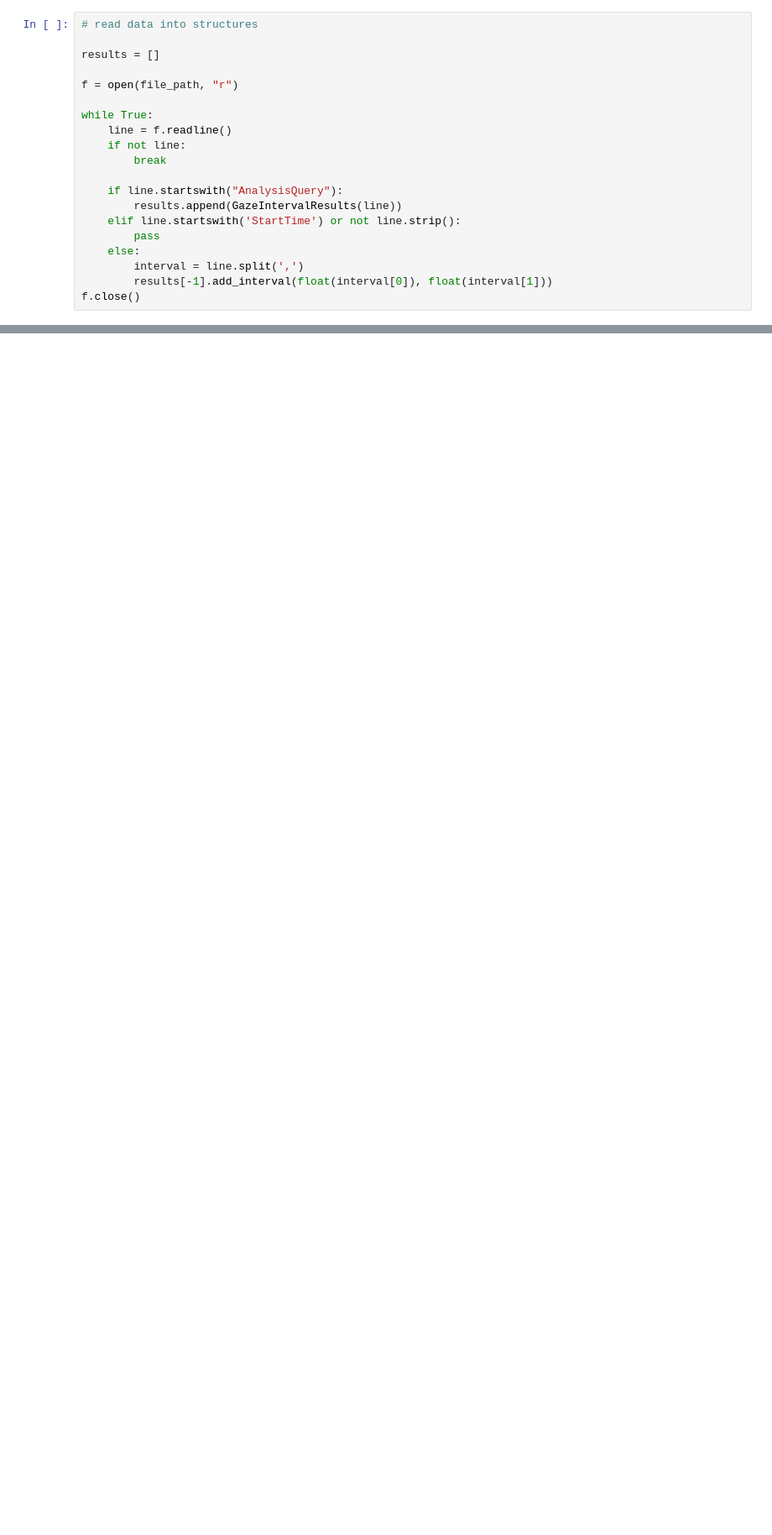
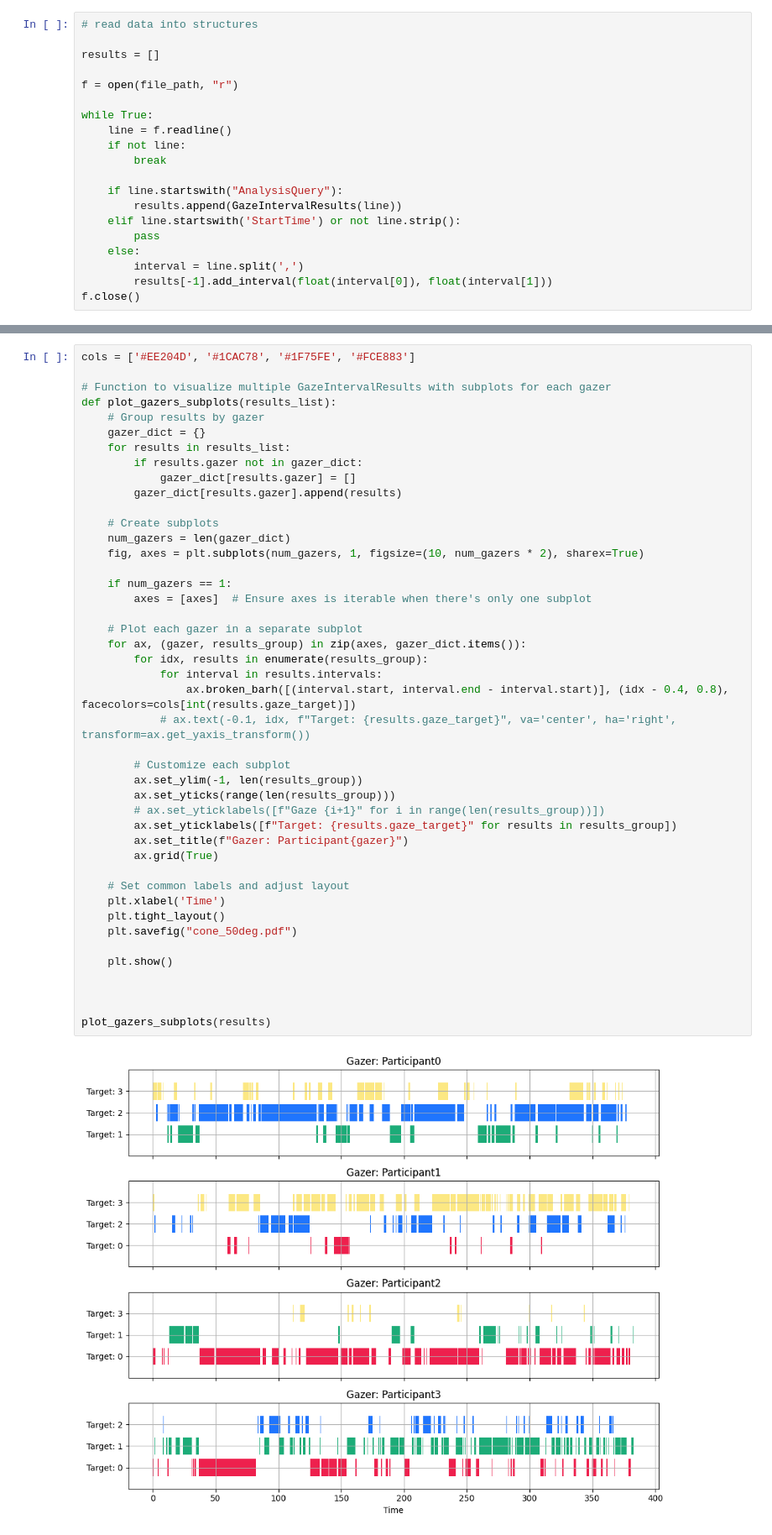
Before and after one commit to gary444/Recording-And-Analysis-Plugin, a Jupyter notebook: Python/VisualizeGazeIntervals.ipynb, the cells around one changed output, grey strips where cells are left out. Shown at 84% size. Drawn from its saved outputs; the diff is of its cells as text; blank space fills up the shorter version.

```diff
--- a/Python/VisualizeGazeIntervals.ipynb
+++ b/Python/VisualizeGazeIntervals.ipynb
@@ -91,0 +95,46 @@ plot_multiple_gaze_results(results)
+# %%
+cols = ['#EE204D', '#1CAC78', '#1F75FE', '#FCE883']
+
+# Function to visualize multiple GazeIntervalResults with subplots for each gazer
+def plot_gazers_subplots(results_list):
+    # Group results by gazer
+    gazer_dict = {}
+    for results in results_list:
+        if results.gazer not in gazer_dict:
+            gazer_dict[results.gazer] = []
+        gazer_dict[results.gazer].append(results)
+
+    # Create subplots
+    num_gazers = len(gazer_dict)
+    fig, axes = plt.subplots(num_gazers, 1, figsize=(10, num_gazers * 2), sharex=True)
+
+    if num_gazers == 1:
+        axes = [axes]  # Ensure axes is iterable when there's only one subplot
+
+    # Plot each gazer in a separate subplot
+    for ax, (gazer, results_group) in zip(axes, gazer_dict.items()):
+        for idx, results in enumerate(results_group):
+            for interval in results.intervals:
+                ax.broken_barh([(interval.start, interval.end - interval.start)], (idx - 0.4, 0.8),  facecolors=cols[int(results.gaze_target)])
+            # ax.text(-0.1, idx, f"Target: {results.gaze_target}", va='center', ha='right', transform=ax.get_yaxis_transform())
+
+        # Customize each subplot
+        ax.set_ylim(-1, len(results_group))
+        ax.set_yticks(range(len(results_group)))
+        # ax.set_yticklabels([f"Gaze {i+1}" for i in range(len(results_group))])
+        ax.set_yticklabels([f"Target: {results.gaze_target}" for results in results_group])
+        ax.set_title(f"Gazer: Participant{gazer}")
+        ax.grid(True)
+
+    # Set common labels and adjust layout
+    plt.xlabel('Time')
+    plt.tight_layout()
+    plt.savefig("cone_50deg.pdf")
+
+    plt.show()
+
+
+
+plot_gazers_subplots(results)
+# %% [output]
+[figure, added]
```
Also changed, not shown: parts of 3 cells of this notebook, 5 other files.
